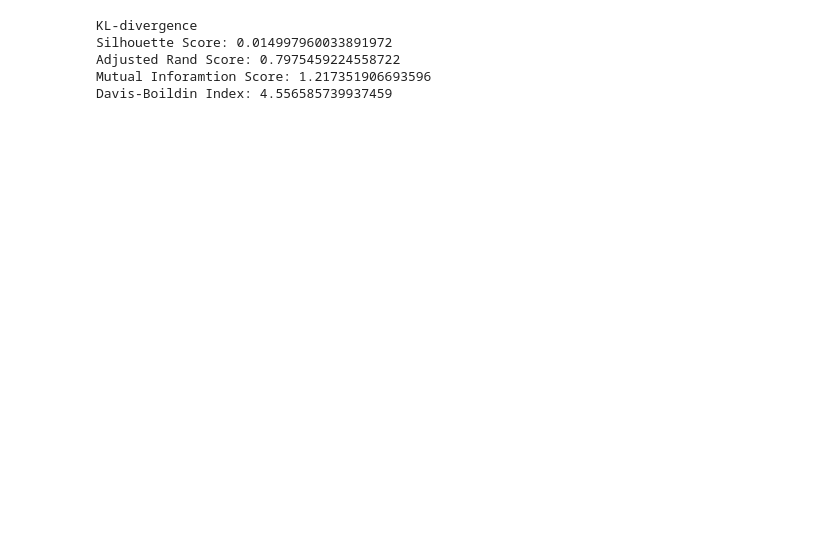
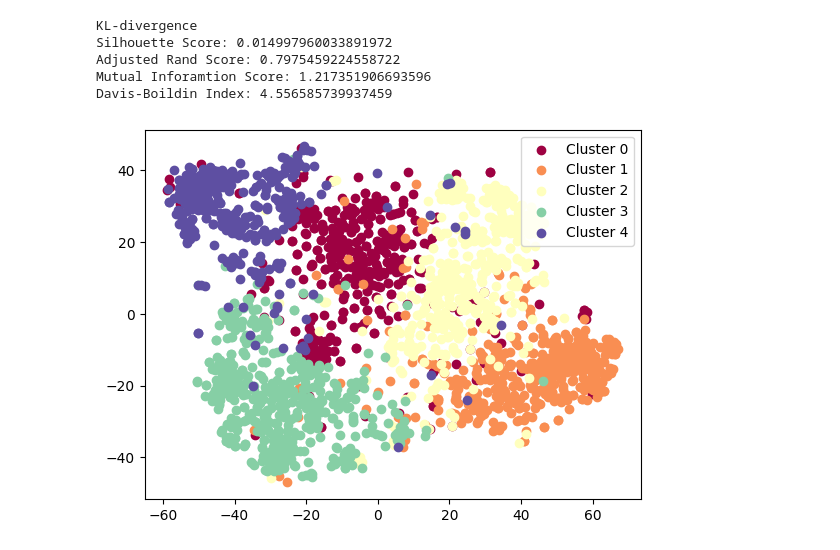
Before and after one commit to teydea/Bregman-clustering, a Jupyter notebook: text_cluster.ipynb, the cells around one changed output. Cells and saved outputs as stored; diff of their text form; code cells hidden in the pictures; blank space fills up the shorter version.

```diff
--- a/text_cluster.ipynb
+++ b/text_cluster.ipynb
@@ -135,25 +138,30 @@ Davis-Boildin Index: 4.6077540970445785
 # %%
 #KL-divergence
 tfidf_smoothed = tfidf + 1e-8
 tfidf_smoothed = np.array([v / np.sum(v) for v in tfidf_smoothed])
 
 model = BregmanHardClustering(5, kl_divergence, random_state=42)
 model.fit(tfidf_smoothed)
 clusters = model.predict(tfidf_smoothed)
 print("KL-divergence")
 try:
     print(f"Silhouette Score: {silhouette_score(tfidf_smoothed, clusters)}")
     print(f"Adjusted Rand Score: {adjusted_rand_score(labels, clusters)}")
     print(f"Mutual Inforamtion Score: {mutual_info_score(labels, clusters)}")
     print(f"Davis-Boildin Index: {davies_bouldin_score(tfidf_smoothed, clusters)}")
 except:
     print("Плохая кластеризация")
+
+reduced = TSNE(n_components=2, perplexity=30, random_state=42).fit_transform(tfidf)
+
+plot_clusters(reduced, clusters)
 # %% [output]
 KL-divergence
 Silhouette Score: 0.014997960033891972
 Adjusted Rand Score: 0.7975459224558722
 Mutual Inforamtion Score: 1.217351906693596
 Davis-Boildin Index: 4.556585739937459
+[figure, added]
 # %%
 #Itakura-Saito
 tfidf_smoothed = tfidf + 1e-8
```
Also changed, not shown: parts of 5 cells of this notebook.
